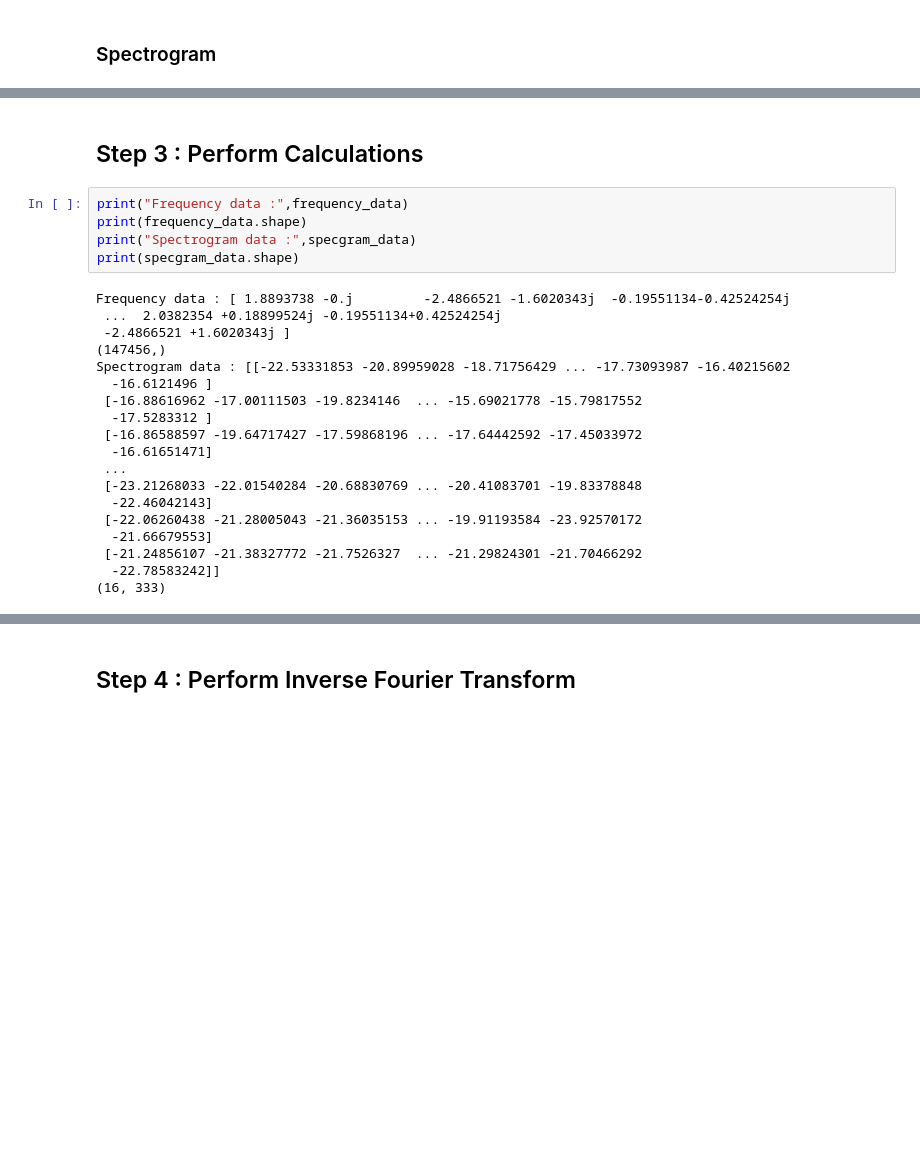
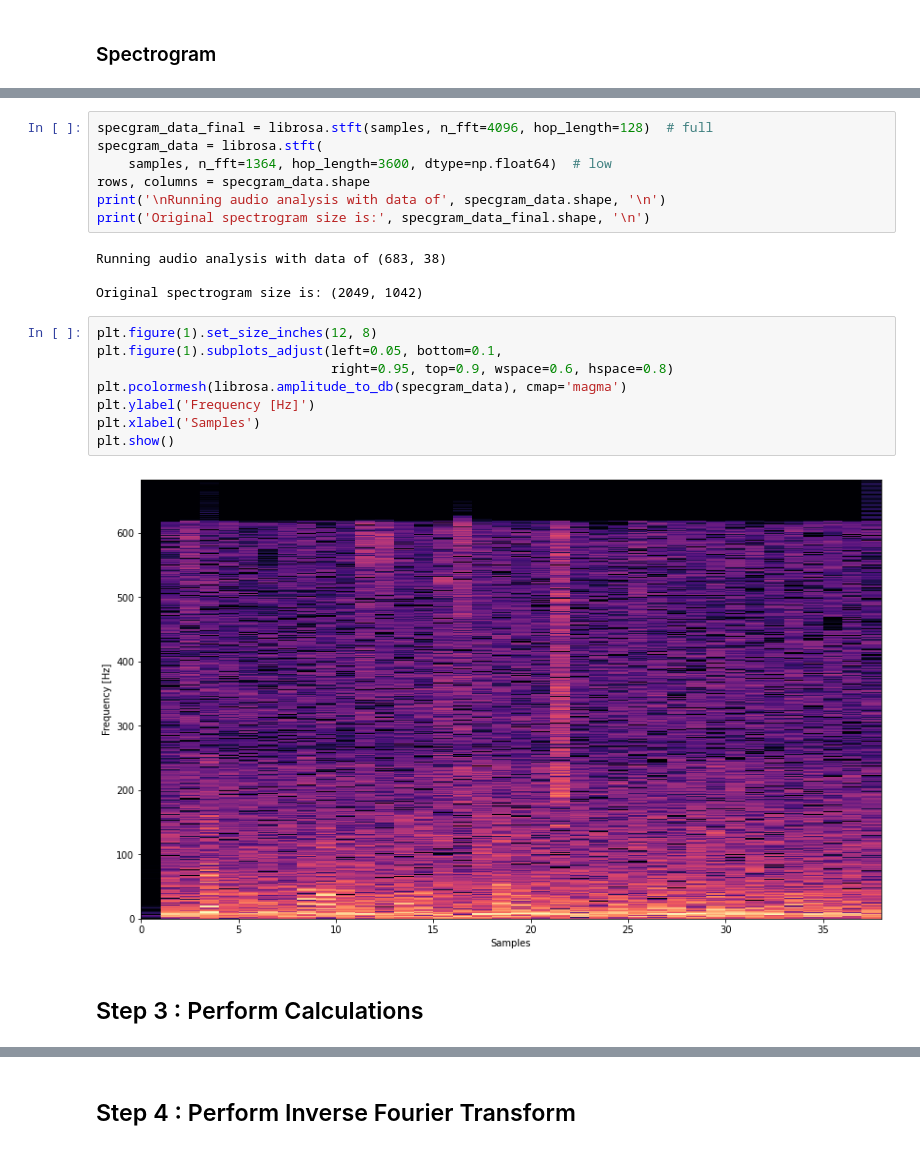
Before and after one commit to Devzard/audio-bg-noise-separation, a Jupyter notebook: main.ipynb, the cells around one changed output, grey strips where cells are left out. Cells and saved outputs as stored; diff of their text form; blank space fills up the shorter version.

```diff
--- a/main.ipynb
+++ b/main.ipynb
@@ -135,26 +97,23 @@ plot_specgram(specgram_data, duration_of_sound, sampling_rate)
+# %%
+specgram_data_final = librosa.stft(samples, n_fft=4096, hop_length=128)  # full
+specgram_data = librosa.stft(
+    samples, n_fft=1364, hop_length=3600, dtype=np.float64)  # low
+rows, columns = specgram_data.shape
+print('\nRunning audio analysis with data of', specgram_data.shape, '\n')
+print('Original spectrogram size is:', specgram_data_final.shape, '\n')
+# %% [output]
+Running audio analysis with data of (683, 38)
+
+Original spectrogram size is: (2049, 1042)
+# %%
+plt.figure(1).set_size_inches(12, 8)
+plt.figure(1).subplots_adjust(left=0.05, bottom=0.1,
+                              right=0.95, top=0.9, wspace=0.6, hspace=0.8)
+plt.pcolormesh(librosa.amplitude_to_db(specgram_data), cmap='magma')
+plt.ylabel('Frequency [Hz]')
+plt.xlabel('Samples')
+plt.show()
+# %% [output]
+[figure, added]
 # %% [markdown]
 ## Step 3 : Perform Calculations
-# %%
-print("Frequency data :",frequency_data)
-print(frequency_data.shape)
-print("Spectrogram data :",specgram_data)
-print(specgram_data.shape)
-# %% [output]
-Frequency data : [ 1.8893738 -0.j         -2.4866521 -1.6020343j  -0.19551134-0.42524254j
- ...  2.0382354 +0.18899524j -0.19551134+0.42524254j
- -2.4866521 +1.6020343j ]
-(147456,)
-Spectrogram data : [[-22.53331853 -20.89959028 -18.71756429 ... -17.73093987 -16.40215602
-  -16.6121496 ]
- [-16.88616962 -17.00111503 -19.8234146  ... -15.69021778 -15.79817552
-  -17.5283312 ]
- [-16.86588597 -19.64717427 -17.59868196 ... -17.64442592 -17.45033972
-  -16.61651471]
- ...
- [-23.21268033 -22.01540284 -20.68830769 ... -20.41083701 -19.83378848
-  -22.46042143]
- [-22.06260438 -21.28005043 -21.36035153 ... -19.91193584 -23.92570172
-  -21.66679553]
- [-21.24856107 -21.38327772 -21.7526327  ... -21.29824301 -21.70466292
-  -22.78583242]]
-(16, 333)
```
Also changed, not shown: parts of 16 cells of this notebook, 1 other file.
